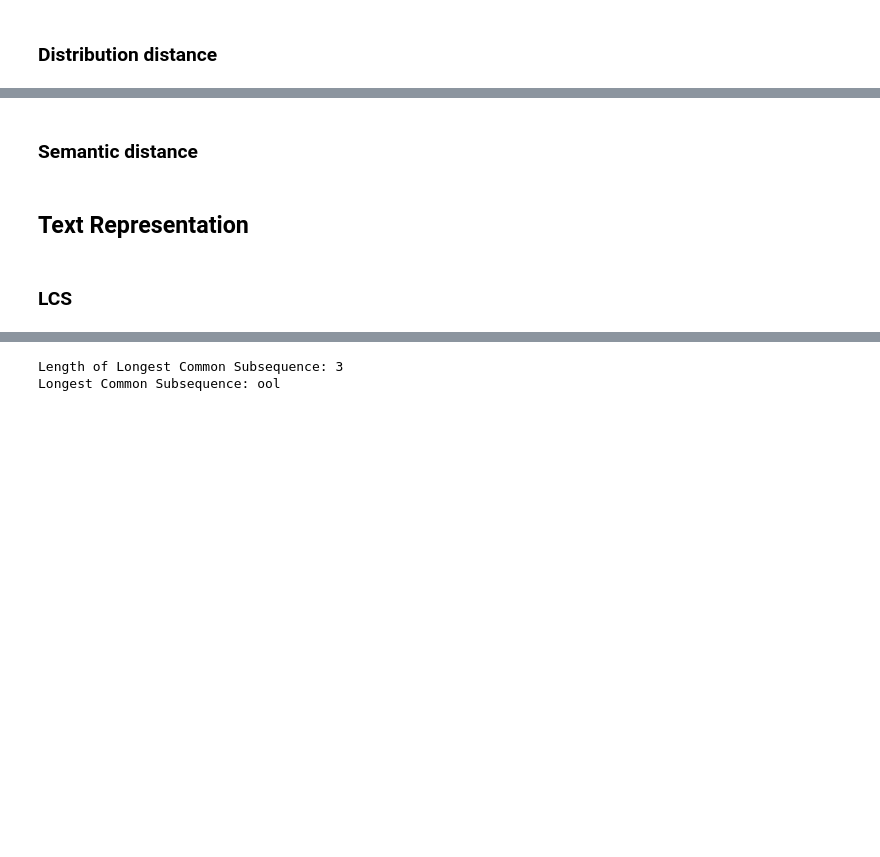
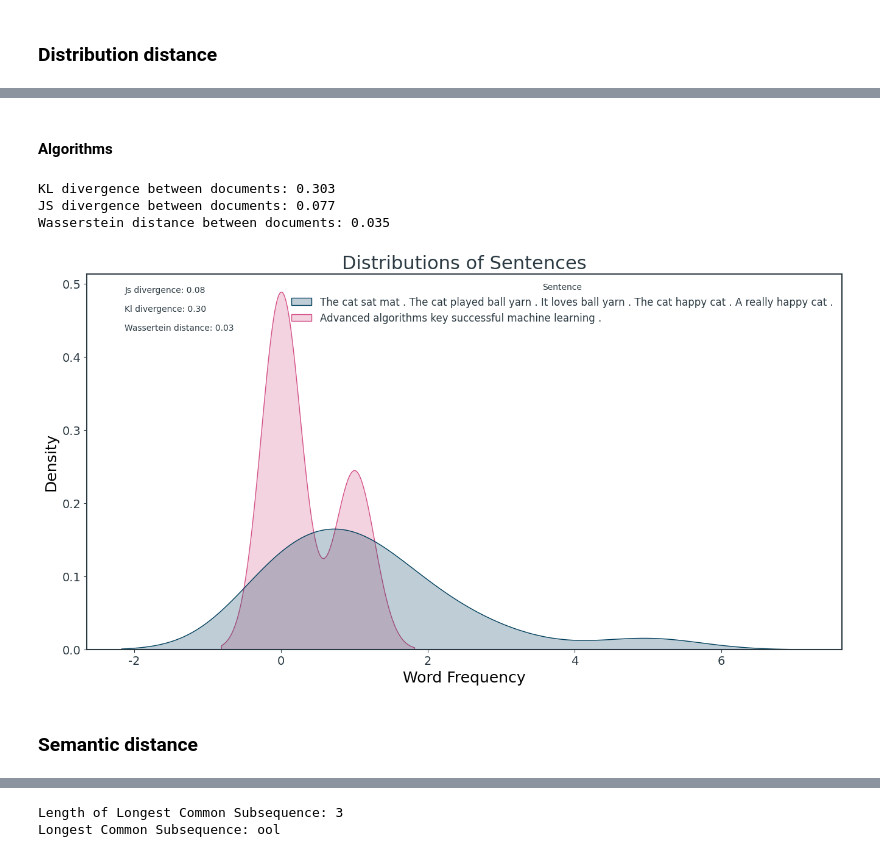
Before and after one commit to micheledinelli/text-distances, a Jupyter notebook: text-distance-analysis.ipynb, the cells around one changed output, grey strips where cells are left out. Saved outputs shown, nothing was run; the diff lists cells and outputs as text; code cells hidden in the pictures; blank space fills up the shorter version.

```diff
--- a/text-distance-analysis.ipynb
+++ b/text-distance-analysis.ipynb
@@ -209,0 +261,2 @@ plt.show()
+# %% [markdown]
+#### Algorithms
@@ -210,6 +356,62 @@ plt.show()
+# %%
+document1 = """
+The cat sat on the mat. The cat played with a ball of yarn. It loves the ball and the yarn.
+The cat is a happy cat. A really happy cat.
+"""
+document2 = "Advanced algorithms are key for successful machine learning."
+
+# Preprocess the documents
+document1 = preprocess(document1)
+document2 = preprocess(document2)
+
+kl_divergence_result = kl_divergence(document1, document2)
+js_divergence_result = js_divergence(document1, document2)
+wasserstein_distance_result = calculate_wasserstein_distance(document1, document2)
+
+print(f"KL divergence between documents: {kl_divergence_result:.3f}")
+print(f"JS divergence between documents: {js_divergence_result:.3f}")
+print(f"Wasserstein distance between documents: {wasserstein_distance_result:.3f}")
+# %% [output]
+KL divergence between documents: 0.303
+JS divergence between documents: 0.077
+Wasserstein distance between documents: 0.035
+# %%
+distribution1 = get_distribution(document1)
+distribution2 = get_distribution(document2)
+
+# Get all unique words from both distributions
+all_words = list(set(distribution1.keys()) | set(distribution2.keys()))
+
+# Create arrays for word frequencies in both distributions
+freq1 = np.array([distribution1.get(word, 0) for word in all_words])
+freq2 = np.array([distribution2.get(word, 0) for word in all_words])
+
+# Create a DataFrame for Seaborn
+df = pd.DataFrame({
+    'Words': all_words,
+    document1: freq1,
+    document2: freq2
+})
+
+# Melt the DataFrame to have a format suitable for Seaborn
+df_melted = df.melt(id_vars='Words', var_name='Sentence', value_name='Frequency')
+# Plot KDE plots for each distribution
+plt.figure(figsize=(16, 8))
+sns.kdeplot(data=df_melted, x='Frequency', hue='Sentence', fill=True)
+
+kl_divergence_result = kl_divergence(document1, document2)
+js_divergence_result = js_divergence(document1, document2)
+wasserstein_distance_result = calculate_wasserstein_distance(document1, document2)
+
+plt.annotate(f'Js divergence: {js_divergence_result:.2f}', (0.05, 0.95), xycoords='axes fraction')
+plt.annotate(f'Kl divergence: {kl_divergence_result:.2f}', (0.05, 0.90), xycoords='axes fraction')
+plt.annotate(f'Wassertein distance: {wasserstein_distance_result:.2f}', (0.05, 0.85), xycoords='axes fraction')
+
+# Set labels and title
+plt.xlabel('Word Frequency')
+plt.title('Distributions of Sentences')
+plt.show()
+# %% [output]
+[figure, added]
 # %% [markdown]
 ### Semantic distance
-# %% [markdown]
-## Text Representation
-# %% [markdown]
-### LCS
```
Also changed, not shown: parts of 22 cells of this notebook, 1 other file.
